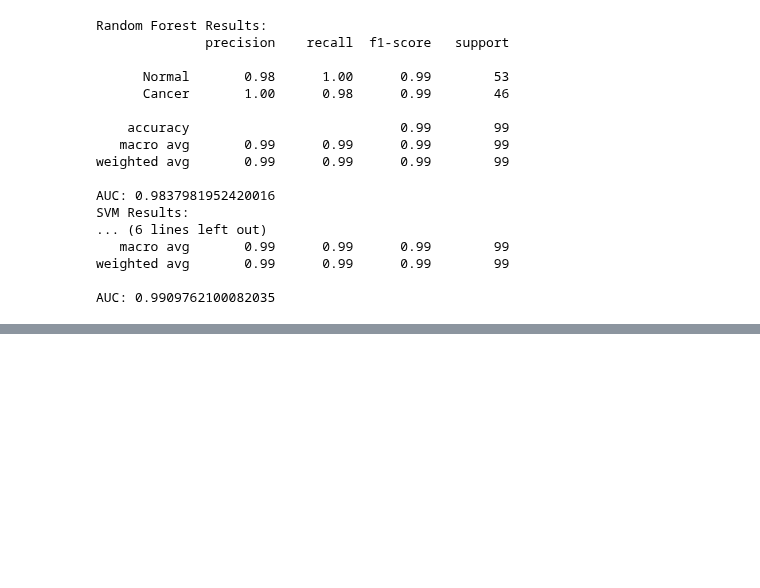
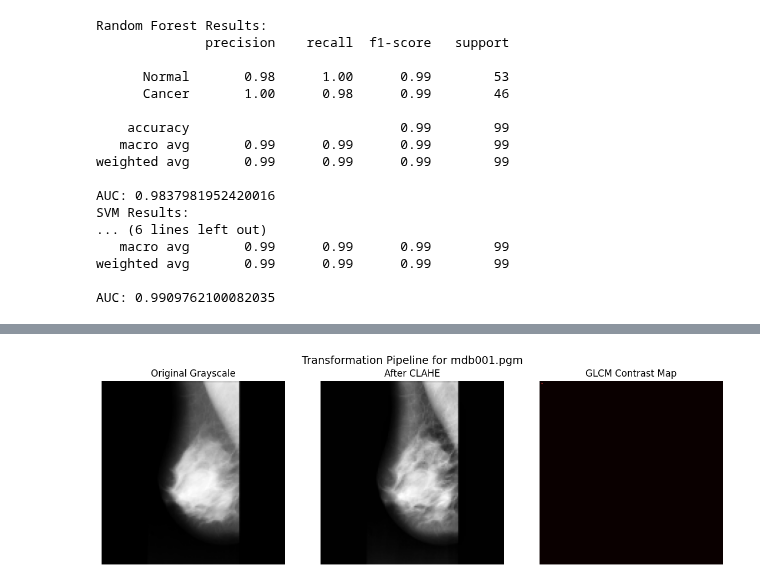
Before and after one commit to Ali-Alian/BCD, a Jupyter notebook: test.ipynb, the cells around one changed output, grey strips where cells are left out. Saved outputs shown, nothing was run; the diff lists cells and outputs as text; code cells hidden in the pictures; blank space fills up the shorter version.

```diff
--- a/test.ipynb
+++ b/test.ipynb
@@ -692,0 +759,70 @@ AUC: 0.9909762100082035
+# %%
+import os
+import numpy as np
+import pandas as pd
+import cv2
+import matplotlib.pyplot as plt
+from skimage.feature import graycomatrix, graycoprops
+
+# Load metadata
+col_names = ['REFNUM', 'BG', 'CLASS', 'SEVERITY', 'X', 'Y', 'RADIUS']
+df = pd.read_csv('data2.txt', sep="\s+", names=col_names, header=None)
+df['CANCER'] = df['SEVERITY'].apply(lambda x: 1 if x in ['B', 'M'] else 0)
+
+images_path = "all-mias"
+
+def extract_glcm_features_matrix(patch, distances=[1], angles=[0], levels=256):
+    """Return the raw GLCM matrix for visualizing (contrast, homogeneity, etc.)"""
+    patch = (patch * (levels - 1)).astype(np.uint8) if patch.max() <= 1 else patch.astype(np.uint8)
+    glcm = graycomatrix(patch, distances=distances, angles=angles, levels=levels, symmetric=True, normed=True)
+    return glcm
+
+# Process only the first valid image
+for filename in sorted(os.listdir(images_path)):
+    if filename.lower().endswith('.pgm'):
+        ref_num = os.path.splitext(filename)[0]
+        record = df[df['REFNUM'] == ref_num]
+
+        if not record.empty:
+            full_path = os.path.join(images_path, filename)
+            img_array = cv2.imread(full_path, cv2.IMREAD_GRAYSCALE)
+
+            # CLAHE step
+            clahe = cv2.createCLAHE(clipLimit=2.0, tileGridSize=(8, 8))
+            img_eq = clahe.apply(img_array)
+
+            # Crop or resize image to smaller fixed size for visualization
+            img_resized = cv2.resize(img_array, (128, 128), interpolation=cv2.INTER_AREA)
+            img_eq_resized = cv2.resize(img_eq, (128, 128), interpolation=cv2.INTER_AREA)
+
+            # Compute GLCM and extract contrast for 1 distance & 0° angle
+            glcm = extract_glcm_features_matrix(img_eq_resized, distances=[1], angles=[0])
+            contrast_map = glcm[:, :, 0, 0]  # distance=1, angle=0
+
+            # Normalize contrast map for display
+            contrast_map = (contrast_map - contrast_map.min()) / (contrast_map.max() - contrast_map.min() + 1e-10)
+
+            # Display all three images
+            plt.figure(figsize=(12, 4))
+
+            plt.subplot(1, 3, 1)
+            plt.imshow(img_resized, cmap='gray')
+            plt.title("Original Grayscale")
+            plt.axis('off')
+
+            plt.subplot(1, 3, 2)
+            plt.imshow(img_eq_resized, cmap='gray')
+            plt.title("After CLAHE")
+            plt.axis('off')
+
+            plt.subplot(1, 3, 3)
+            plt.imshow(contrast_map, cmap='hot')
+            plt.title("GLCM Contrast Map")
+            plt.axis('off')
+
+            plt.suptitle(f"Transformation Pipeline for {filename}", fontsize=14)
+            plt.tight_layout()
+            plt.show()
+            break  # only process one image
+# %% [output]
+[figure, added]
```
Also changed, not shown: parts of 1 cell of this notebook, 2 other files.
